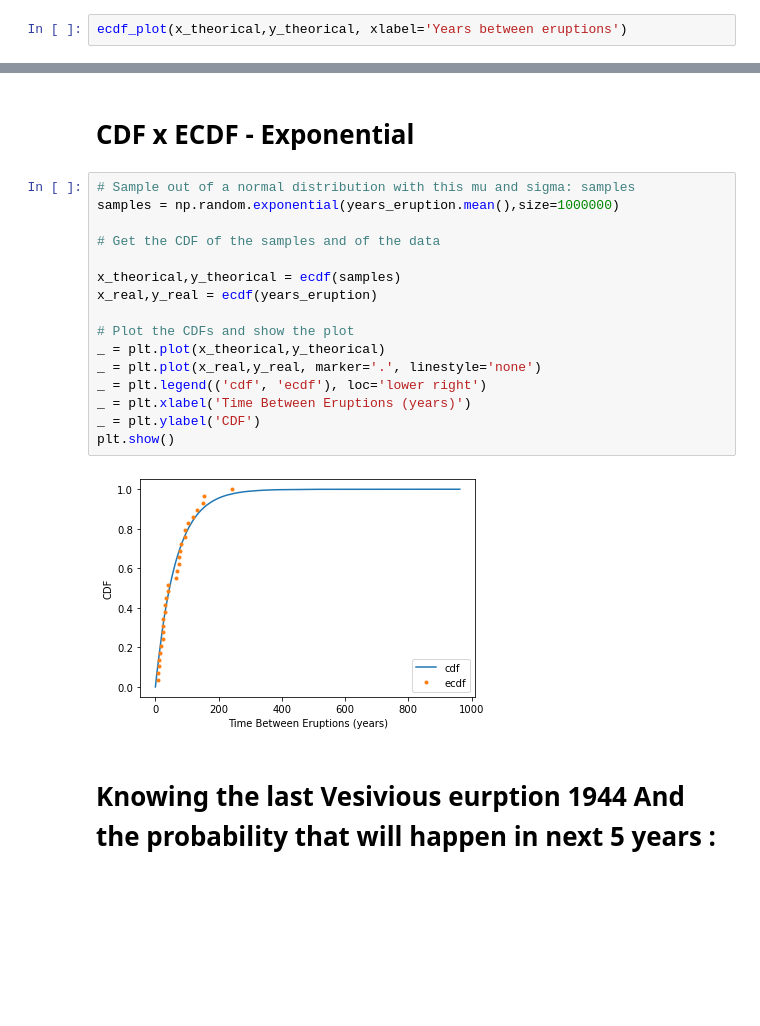
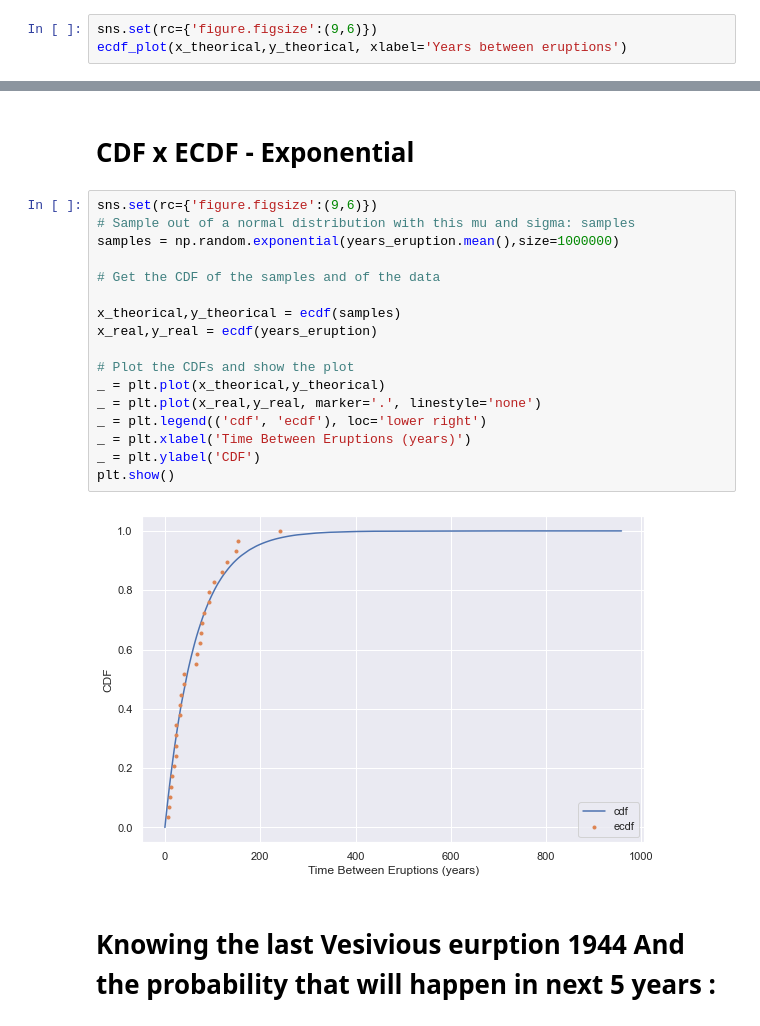
Before and after one commit to filipeaguiarrod/vesuvio_eruptions, a Jupyter notebook: 01_EDA.ipynb.ipynb, the cells around one changed output, grey strips where cells are left out. Saved outputs shown, nothing was run; the diff lists cells and outputs as text; blank space fills up the shorter version.

```diff
--- a/01_EDA.ipynb.ipynb
+++ b/01_EDA.ipynb.ipynb
@@ -92,5 +92,6 @@ _ = plt.ylabel('Years between eruptions')
 # %%
 x_theorical,y_theorical = ecdf(simulation_eruptions)
 # %%
+sns.set(rc={'figure.figsize':(9,6)})
 ecdf_plot(x_theorical,y_theorical, xlabel='Years between eruptions')
 # %% [output]
@@ -98,23 +99,24 @@ ecdf_plot(x_theorical,y_theorical, xlabel='Years between eruptions')
 # %% [markdown]
 # CDF x ECDF - Exponential
 # %%
+sns.set(rc={'figure.figsize':(9,6)})
 # Sample out of a normal distribution with this mu and sigma: samples
 samples = np.random.exponential(years_eruption.mean(),size=1000000)
 
 # Get the CDF of the samples and of the data
 
 x_theorical,y_theorical = ecdf(samples)
 x_real,y_real = ecdf(years_eruption)
 
 # Plot the CDFs and show the plot
 _ = plt.plot(x_theorical,y_theorical)
 _ = plt.plot(x_real,y_real, marker='.', linestyle='none')
 _ = plt.legend(('cdf', 'ecdf'), loc='lower right')
 _ = plt.xlabel('Time Between Eruptions (years)')
 _ = plt.ylabel('CDF')
 plt.show()
 # %% [output]
-[figure, old version]
+[figure, new version]
 # %% [markdown]
 # Knowing the last Vesivious eurption 1944 And the probability that will happen in next 5 years :
 # %%
```
Also changed, not shown: parts of 3 cells of this notebook, 2 other files.
